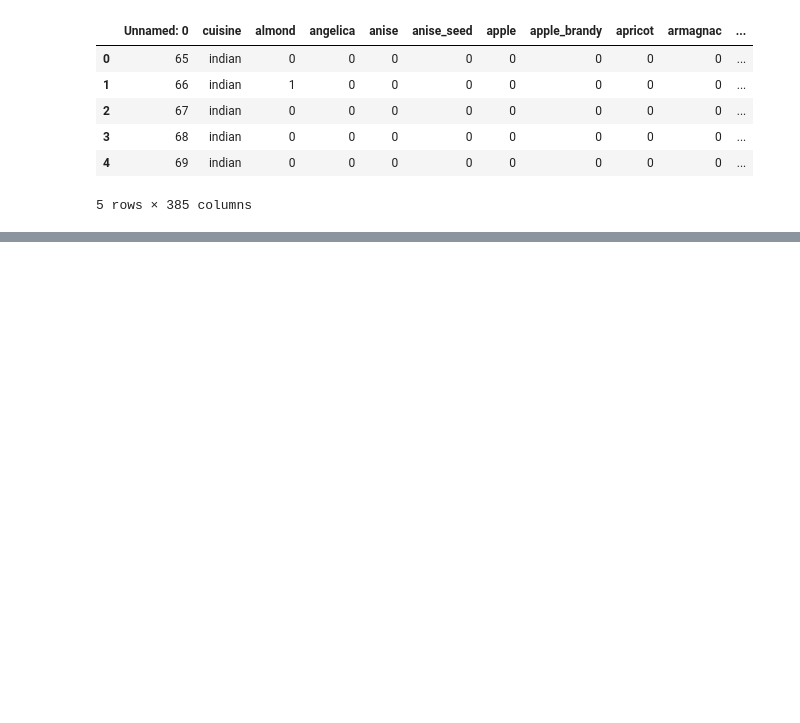
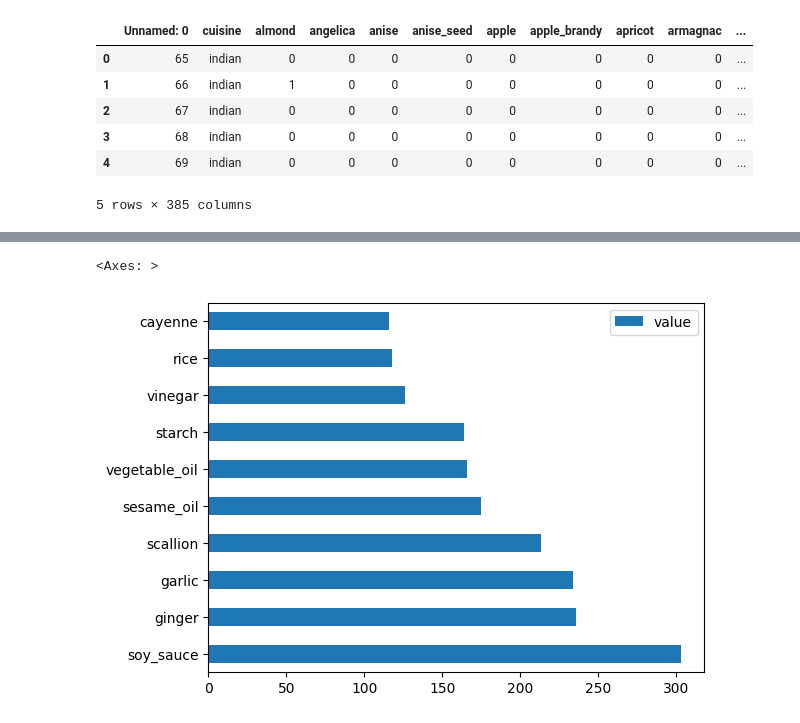
Before and after one commit to omnb/ML-For-Beginners, a Jupyter notebook: 4-Classification/1-Introduction/notebook.ipynb, the cells around one changed output, grey strips where cells are left out. Saved outputs shown, nothing was run; the diff lists cells and outputs as text; code cells hidden in the pictures; blank space fills up the shorter version.

```diff
--- a/4-Classification/1-Introduction/notebook.ipynb
+++ b/4-Classification/1-Introduction/notebook.ipynb
@@ -20,0 +76,6 @@ df.head()
+# %%
+chinese_ingredient_df = create_ingredient_df(chinese_df)
+chinese_ingredient_df.head(10).plot.barh()
+# %% [output]
+<Axes: >
+[figure, added]
```
Also changed, not shown: parts of 13 cells of this notebook, 1 other file.
